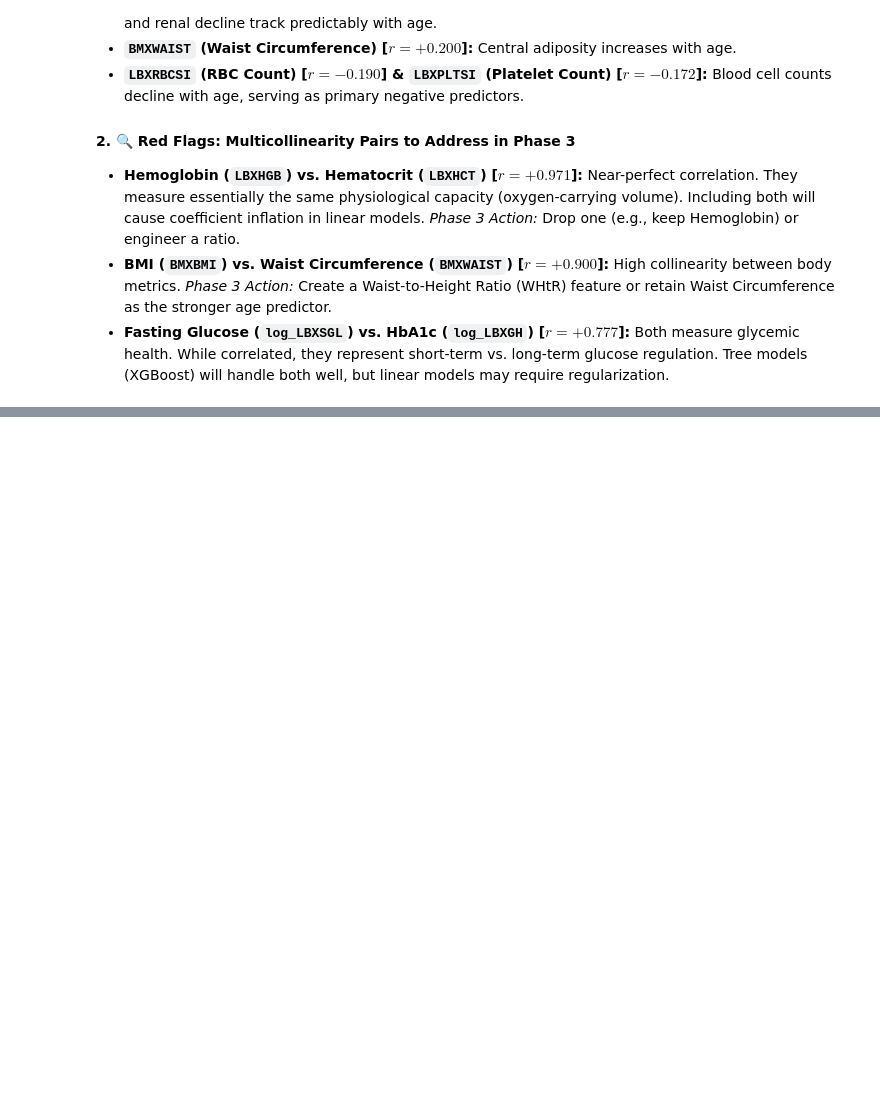
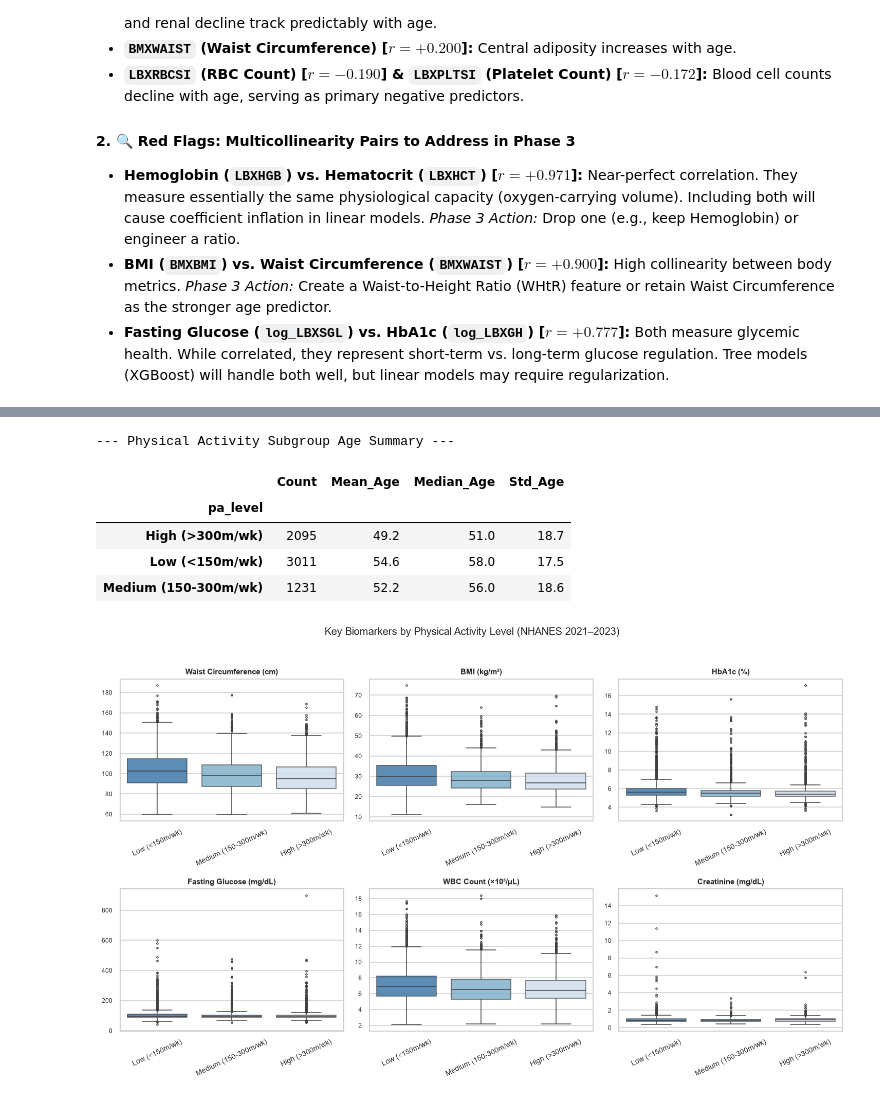
Before and after one commit to benchohrabdou/biological-age-predictor, a Jupyter notebook: notebooks/02_eda.ipynb, the cells around one changed output, grey strips where cells are left out. Saved outputs shown, nothing was run; the diff lists cells and outputs as text; code cells hidden in the pictures; blank space fills up the shorter version.

```diff
--- a/notebooks/02_eda.ipynb
+++ b/notebooks/02_eda.ipynb
@@ -376,0 +544,79 @@ display(collinear_pairs)
+# %%
+# Clean sentinel values (7777, 9999) from PAQ numeric responses
+def clean_pa_sentinel(val):
+    if pd.isna(val) or val in [7777, 9999, 77777, 99999]:
+        return 0.0
+    return float(val)
+
+def calc_weekly_mod_min(row):
+    q = clean_pa_sentinel(row.get('PAD790Q', 0))
+    u = row.get('PAD790U', None)
+    d = clean_pa_sentinel(row.get('PAD800', 0))
+    if q <= 0 or d <= 0:
+        return 0.0
+    if u == 'D': return q * 7.0 * d
+    if u == 'W': return q * d
+    if u == 'M': return (q / 4.33) * d
+    if u == 'Y': return (q / 52.0) * d
+    return 0.0
+
+def calc_weekly_vig_min(row):
+    q = clean_pa_sentinel(row.get('PAD810Q', 0))
+    u = row.get('PAD810U', None)
+    d = clean_pa_sentinel(row.get('PAD820', 0))
+    if q <= 0 or d <= 0:
+        return 0.0
+    if u == 'D': return q * 7.0 * d
+    if u == 'W': return q * d
+    if u == 'M': return (q / 4.33) * d
+    if u == 'Y': return (q / 52.0) * d
+    return 0.0
+
+df['mod_min_wk'] = df.apply(calc_weekly_mod_min, axis=1)
+df['vig_min_wk'] = df.apply(calc_weekly_vig_min, axis=1)
+df['total_pa_min_wk'] = df['mod_min_wk'] + 2.0 * df['vig_min_wk']
+
+def bucket_activity_level(min_wk):
+    if min_wk < 150.0:
+        return 'Low (<150m/wk)'
+    elif min_wk <= 300.0:
+        return 'Medium (150-300m/wk)'
+    else:
+        return 'High (>300m/wk)'
+
+df['pa_level'] = df['total_pa_min_wk'].apply(bucket_activity_level)
+
+# 1. Display subgroup demographic age summary
+pa_age_summary = df.groupby('pa_level')['RIDAGEYR'].agg(
+    Count='count',
+    Mean_Age='mean',
+    Median_Age='median',
+    Std_Age='std'
+).round(1)
+
+print('--- Physical Activity Subgroup Age Summary ---')
+display(pa_age_summary)
+
+# 2. Plot Box Plots for Biomarkers across Activity Level
+PA_BIOMARKERS = ['BMXWAIST', 'BMXBMI', 'LBXGH', 'LBXSGL', 'LBXWBCSI', 'LBXSCR']
+PA_ORDER = ['Low (<150m/wk)', 'Medium (150-300m/wk)', 'High (>300m/wk)']
+
+plot_subgroup_comparisons(
+    df,
+    groupby_col='pa_level',
+    biomarkers=PA_BIOMARKERS,
+    order=PA_ORDER,
+    labels=BIOMARKER_LABELS,
+    palette='Blues_r',
+    n_cols=3,
+    figsize_per_plot=(4.5, 4.0),
+    title='Key Biomarkers by Physical Activity Level (NHANES 2021–2023)'
+)
+# %% [output]
+--- Physical Activity Subgroup Age Summary ---
+|  | Count | Mean_Age | Median_Age | Std_Age |
+| pa_level |  |  |  |  |
+| High (>300m/wk) | 2095 | 49.2 | 51.0 | 18.7 |
+| Low (<150m/wk) | 3011 | 54.6 | 58.0 | 17.5 |
+| Medium (150-300m/wk) | 1231 | 52.2 | 56.0 | 18.6 |
+[figure, added]
```
Also changed, not shown: parts of 10 cells of this notebook, 3 other files.
